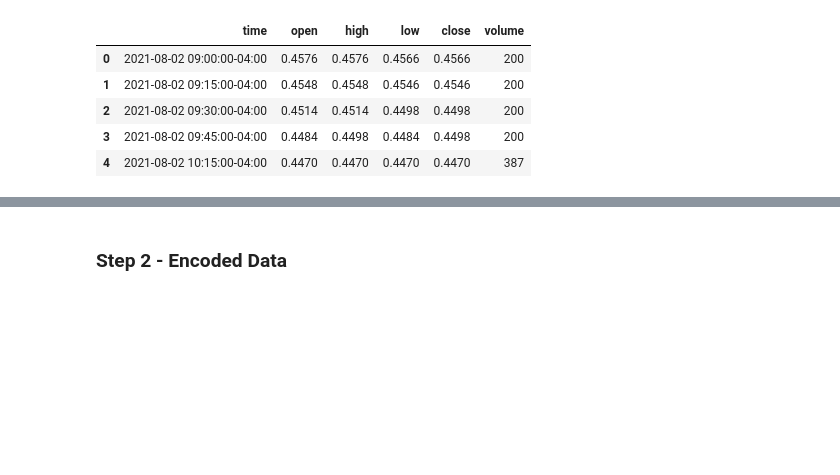
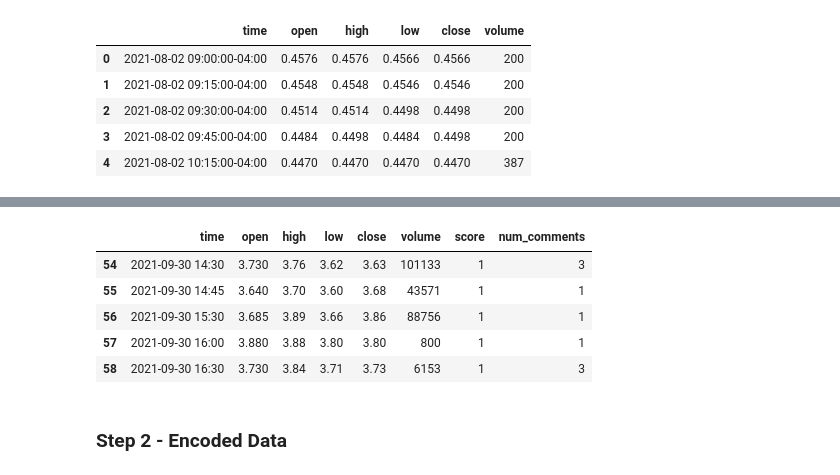
Before and after one commit to douglasg-fintec/Project-2, a Jupyter notebook: Analytic Files/DeepLearning.ipynb, the cells around one changed output, grey strips where cells are left out. Saved outputs shown, nothing was run; the diff lists cells and outputs as text; code cells hidden in the pictures; blank space fills up the shorter version.

```diff
--- a/Analytic Files/DeepLearning.ipynb
+++ b/Analytic Files/DeepLearning.ipynb
@@ -29,3 +33,8 @@ CEI_df.head()
 | 2 | 2021-08-02 09:30:00-04:00 | 0.4514 | 0.4514 | 0.4498 | 0.4498 | 200 |
 | 3 | 2021-08-02 09:45:00-04:00 | 0.4484 | 0.4498 | 0.4484 | 0.4498 | 200 |
 | 4 | 2021-08-02 10:15:00-04:00 | 0.4470 | 0.4470 | 0.4470 | 0.4470 | 387 |
+# %%
+# Storing the date/time value
+CEI_df['time'] = CEI_df['time'].str.slice(0, 16)
+
+CEI_df.head()
@@ -32,5 +48,5 @@ CEI_df.head()
 # %%
 # Import social media data from .csv file
-SM_data = Path("../Resources/CEI_data.csv")
-SM_df = pd.read_csv(CEI_data, delimiter=",")
+SM_data = Path("../reddit_resources/reddit_data.csv")
+SM_df = pd.read_csv(SM_data, delimiter=",")
 SM_df.head()
@@ -36,0 +60,8 @@ SM_df.head()
+# %%
+# Storing the date/time value
+SM_df['min'] = SM_df['date'].str.slice(14, 16).astype(int)
+SM_df['min'] = 15 * (SM_df['min']/15).apply(np.round).apply(int)
+SM_df['min'] = SM_df['min'].astype(str).str.zfill(2)
+SM_df['time'] = SM_df['date'].str.slice(0, 14)+SM_df['min']
+
+SM_df.tail()
@@ -37,6 +75,15 @@ SM_df.head()
 # %%
 # Merge stock and social media dataframe
 df = CEI_df.merge(SM_df, left_on='time', right_on='time')
+df.drop(columns=['min', 'date', 'title', 'selftext'], axis=1, inplace=True)
+df.tail()
+# %% [output]
+|  | time | open | high | low | close | volume | score | num_comments |
+| 54 | 2021-09-30 14:30 | 3.730 | 3.76 | 3.62 | 3.63 | 101133 | 1 | 3 |
+| 55 | 2021-09-30 14:45 | 3.640 | 3.70 | 3.60 | 3.68 | 43571 | 1 | 1 |
+| 56 | 2021-09-30 15:30 | 3.685 | 3.89 | 3.66 | 3.86 | 88756 | 1 | 1 |
+| 57 | 2021-09-30 16:00 | 3.880 | 3.88 | 3.80 | 3.80 | 800 | 1 | 1 |
+| 58 | 2021-09-30 16:30 | 3.730 | 3.84 | 3.71 | 3.73 | 6153 | 1 | 3 |
 # %% [markdown]
 ### Step 2 - Encoded Data
 # %%
```
Also changed, not shown: parts of 12 cells of this notebook.
